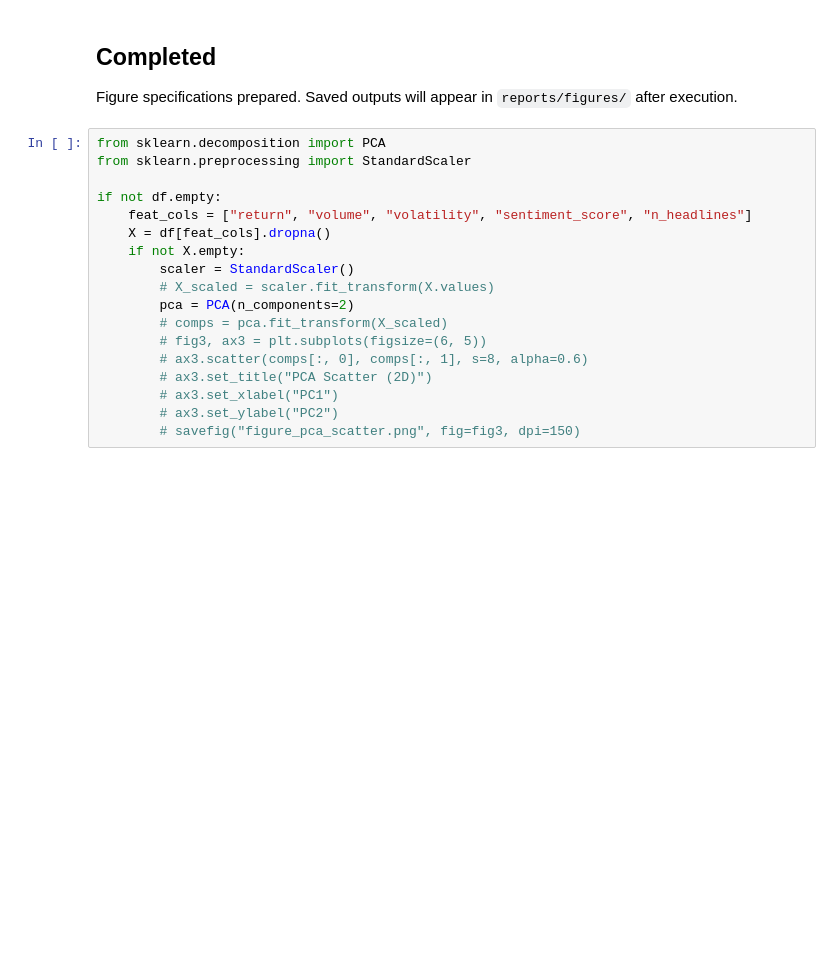
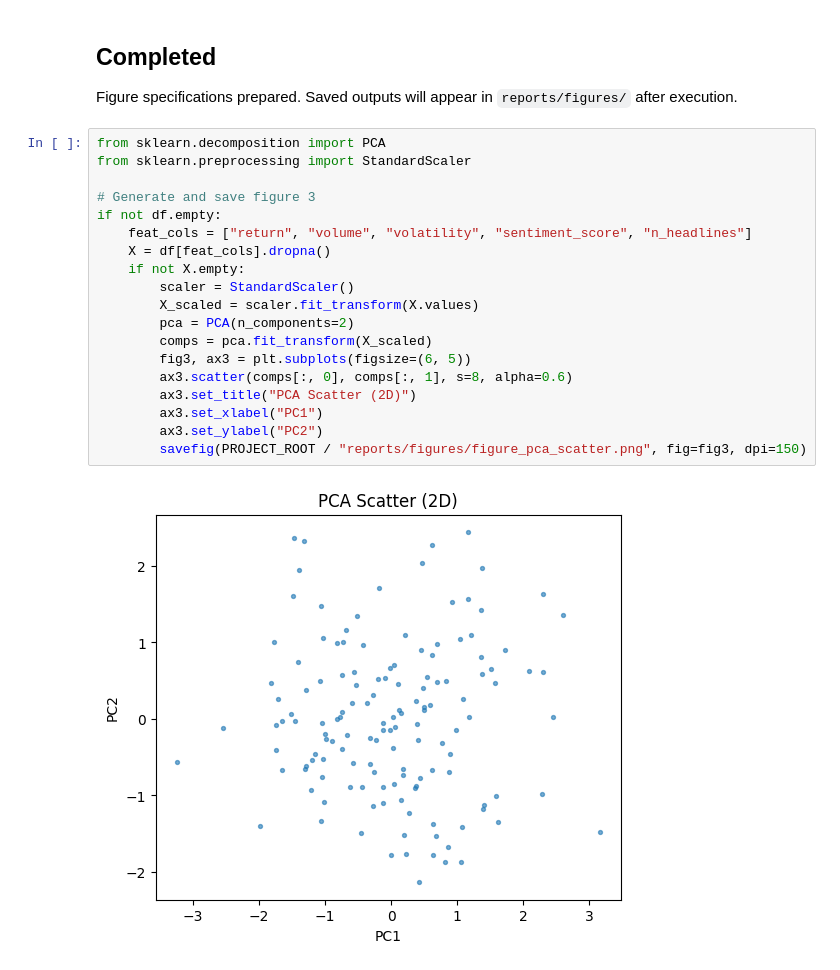
Before and after one commit to chrisdefazio/mixed-methods-market-analysis, a Jupyter notebook: notebooks/04_report_figures.ipynb, the cells around one changed output. Cells and saved outputs as stored; diff of their text form; blank space fills up the shorter version.

```diff
--- a/notebooks/04_report_figures.ipynb
+++ b/notebooks/04_report_figures.ipynb
@@ -76,18 +114,21 @@ Figure specifications prepared. Saved outputs will appear in `reports/figures/`
 # %%
 from sklearn.decomposition import PCA
 from sklearn.preprocessing import StandardScaler
 
+# Generate and save figure 3
 if not df.empty:
     feat_cols = ["return", "volume", "volatility", "sentiment_score", "n_headlines"]
     X = df[feat_cols].dropna()
     if not X.empty:
         scaler = StandardScaler()
-        # X_scaled = scaler.fit_transform(X.values)
+        X_scaled = scaler.fit_transform(X.values)
         pca = PCA(n_components=2)
-        # comps = pca.fit_transform(X_scaled)
-        # fig3, ax3 = plt.subplots(figsize=(6, 5))
-        # ax3.scatter(comps[:, 0], comps[:, 1], s=8, alpha=0.6)
-        # ax3.set_title("PCA Scatter (2D)")
-        # ax3.set_xlabel("PC1")
-        # ax3.set_ylabel("PC2")
-        # savefig("figure_pca_scatter.png", fig=fig3, dpi=150)
+        comps = pca.fit_transform(X_scaled)
+        fig3, ax3 = plt.subplots(figsize=(6, 5))
+        ax3.scatter(comps[:, 0], comps[:, 1], s=8, alpha=0.6)
+        ax3.set_title("PCA Scatter (2D)")
+        ax3.set_xlabel("PC1")
+        ax3.set_ylabel("PC2")
+        savefig(PROJECT_ROOT / "reports/figures/figure_pca_scatter.png", fig=fig3, dpi=150)
+# %% [output]
+[figure, added]
```
Also changed, not shown: parts of 5 cells of this notebook, 17 other files.
